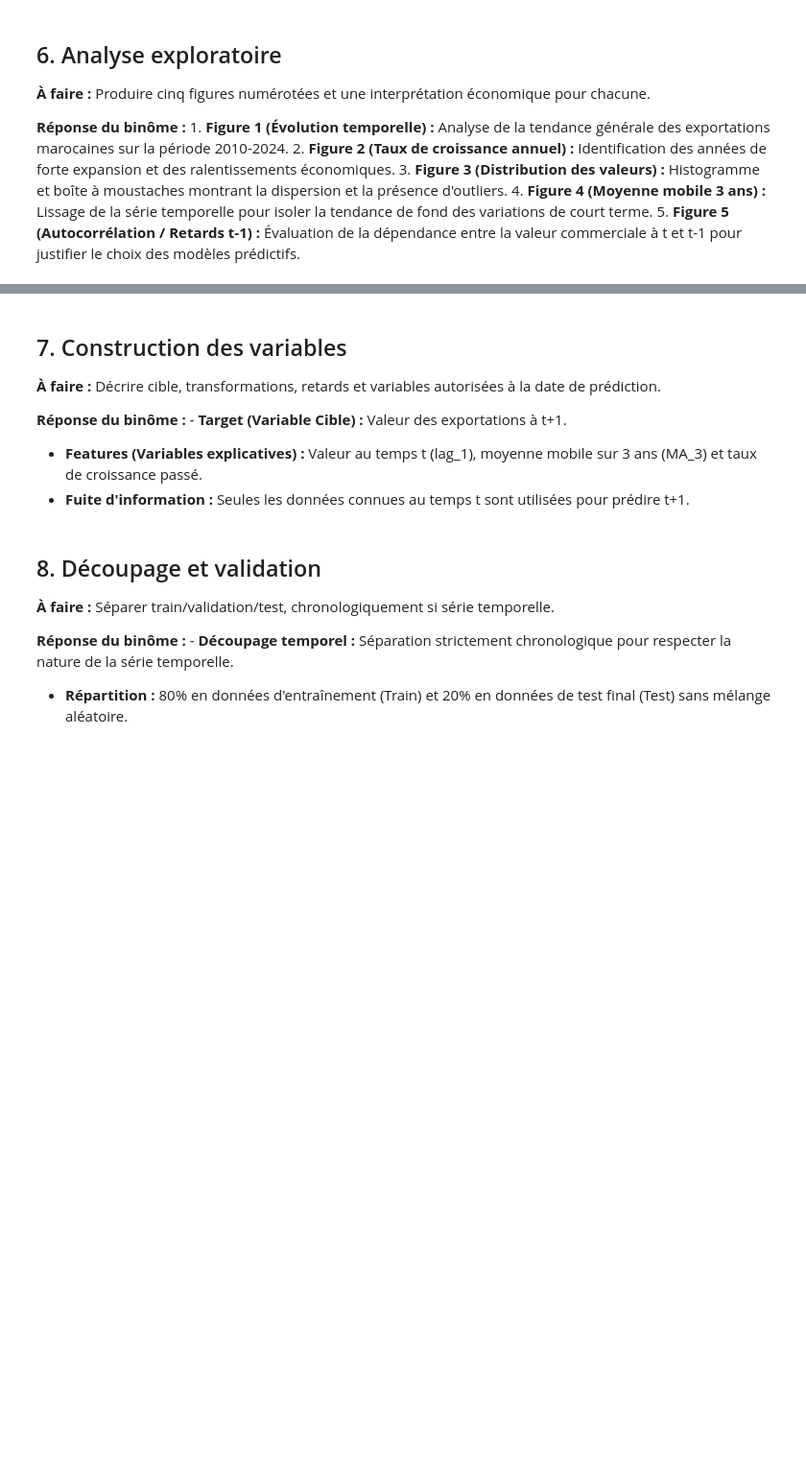
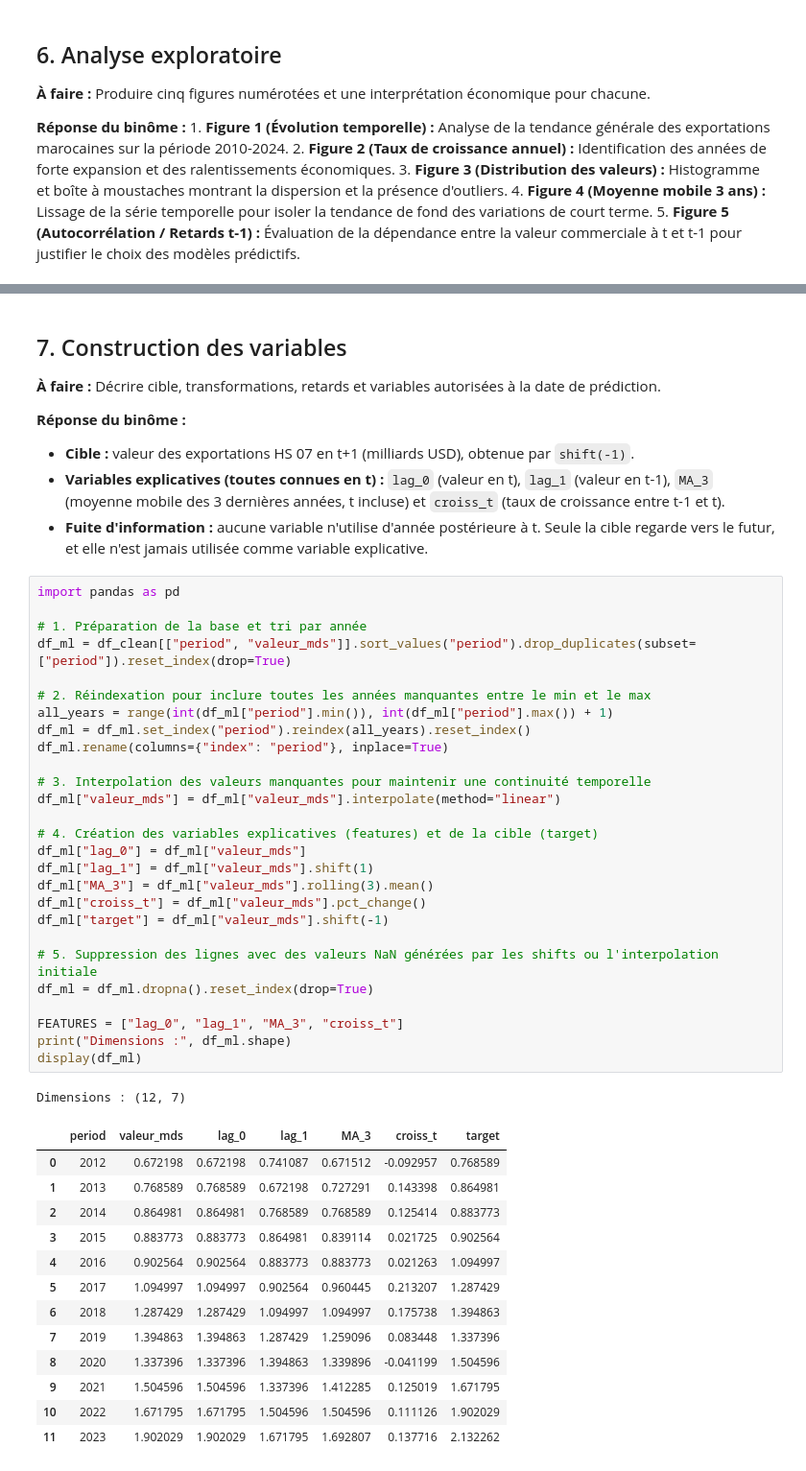
Before and after one commit to ichrak2671/Projet_DataScience_Maroc, a Jupyter notebook: Copie_de_Copie_de_Copie_de_Template_Projet_DataScience_Colab.ipynb, the cells around one changed output, grey strips where cells are left out. Shown at 96% size. Saved outputs shown, nothing was run; the diff lists cells and outputs as text; blank space fills up the shorter version.

```diff
--- a/Copie_de_Copie_de_Copie_de_Template_Projet_DataScience_Colab.ipynb
+++ b/Copie_de_Copie_de_Copie_de_Template_Projet_DataScience_Colab.ipynb
@@ -245,13 +273,49 @@ plt.show()
 
 **À faire :** Décrire cible, transformations, retards et variables autorisées à la date de prédiction.
 
-**Réponse du binôme :** - **Target (Variable Cible) :** Valeur des exportations à t+1.
-- **Features (Variables explicatives) :** Valeur au temps t (lag_1), moyenne mobile sur 3 ans (MA_3) et taux de croissance passé.
-- **Fuite d'information :** Seules les données connues au temps t sont utilisées pour prédire t+1.
+**Réponse du binôme :**
+- **Cible :** valeur des exportations HS 07 en t+1 (milliards USD), obtenue par `shift(-1)`.
+- **Variables explicatives (toutes connues en t) :** `lag_0` (valeur en t), `lag_1` (valeur en t-1), `MA_3` (moyenne mobile des 3 dernières années, t incluse) et `croiss_t` (taux de croissance entre t-1 et t).
+- **Fuite d'information :** aucune variable n'utilise d'année postérieure à t. Seule la cible regarde vers le futur, et elle n'est jamais utilisée comme variable explicative.
-# %% [markdown]
-## 8. Découpage et validation
-
-**À faire :** Séparer train/validation/test, chronologiquement si série temporelle.
-
-**Réponse du binôme :** - **Découpage temporel :** Séparation strictement chronologique pour respecter la nature de la série temporelle.
-- **Répartition :** 80% en données d'entraînement (Train) et 20% en données de test final (Test) sans mélange aléatoire.
+# %%
+import pandas as pd
+
+# 1. Préparation de la base et tri par année
+df_ml = df_clean[["period", "valeur_mds"]].sort_values("period").drop_duplicates(subset=["period"]).reset_index(drop=True)
+
+# 2. Réindexation pour inclure toutes les années manquantes entre le min et le max
+all_years = range(int(df_ml["period"].min()), int(df_ml["period"].max()) + 1)
+df_ml = df_ml.set_index("period").reindex(all_years).reset_index()
+df_ml.rename(columns={"index": "period"}, inplace=True)
+
+# 3. Interpolation des valeurs manquantes pour maintenir une continuité temporelle
+df_ml["valeur_mds"] = df_ml["valeur_mds"].interpolate(method="linear")
+
+# 4. Création des variables explicatives (features) et de la cible (target)
+df_ml["lag_0"] = df_ml["valeur_mds"]
+df_ml["lag_1"] = df_ml["valeur_mds"].shift(1)
+df_ml["MA_3"] = df_ml["valeur_mds"].rolling(3).mean()
+df_ml["croiss_t"] = df_ml["valeur_mds"].pct_change()
+df_ml["target"] = df_ml["valeur_mds"].shift(-1)
+
+# 5. Suppression des lignes avec des valeurs NaN générées par les shifts ou l'interpolation initiale
+df_ml = df_ml.dropna().reset_index(drop=True)
+
+FEATURES = ["lag_0", "lag_1", "MA_3", "croiss_t"]
+print("Dimensions :", df_ml.shape)
+display(df_ml)
+# %% [output]
+Dimensions : (12, 7)
+|  | period | valeur_mds | lag_0 | lag_1 | MA_3 | croiss_t | target |
+| 0 | 2012 | 0.672198 | 0.672198 | 0.741087 | 0.671512 | -0.092957 | 0.768589 |
+| 1 | 2013 | 0.768589 | 0.768589 | 0.672198 | 0.727291 | 0.143398 | 0.864981 |
+| 2 | 2014 | 0.864981 | 0.864981 | 0.768589 | 0.768589 | 0.125414 | 0.883773 |
+| 3 | 2015 | 0.883773 | 0.883773 | 0.864981 | 0.839114 | 0.021725 | 0.902564 |
+| 4 | 2016 | 0.902564 | 0.902564 | 0.883773 | 0.883773 | 0.021263 | 1.094997 |
+| 5 | 2017 | 1.094997 | 1.094997 | 0.902564 | 0.960445 | 0.213207 | 1.287429 |
+| 6 | 2018 | 1.287429 | 1.287429 | 1.094997 | 1.094997 | 0.175738 | 1.394863 |
+| 7 | 2019 | 1.394863 | 1.394863 | 1.287429 | 1.259096 | 0.083448 | 1.337396 |
+| 8 | 2020 | 1.337396 | 1.337396 | 1.394863 | 1.339896 | -0.041199 | 1.504596 |
+| 9 | 2021 | 1.504596 | 1.504596 | 1.337396 | 1.412285 | 0.125019 | 1.671795 |
+| 10 | 2022 | 1.671795 | 1.671795 | 1.504596 | 1.504596 | 0.111126 | 1.902029 |
+| 11 | 2023 | 1.902029 | 1.902029 | 1.671795 | 1.692807 | 0.137716 | 2.132262 |
```
Also changed, not shown: parts of 32 cells of this notebook.
